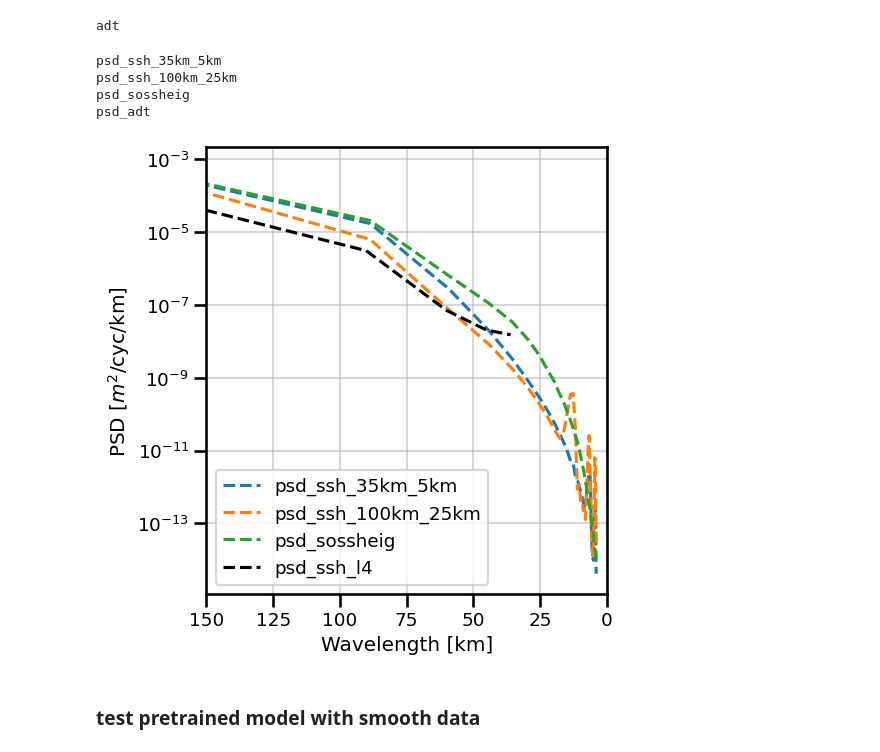
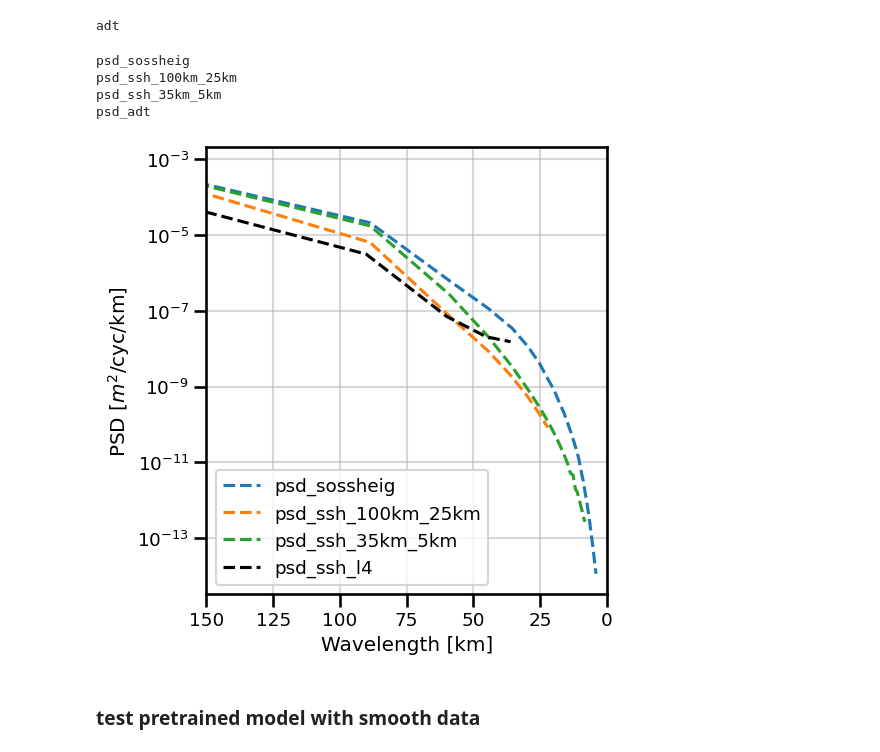
Before and after one commit to aelaouni/mldrop_notebooks, a Jupyter notebook: mldrop_07_dec.ipynb, the cells around one changed output. Drawn from its saved outputs; the diff is of its cells as text; code cells hidden in the pictures.

```diff
--- a/mldrop_07_dec.ipynb
+++ b/mldrop_07_dec.ipynb
@@ -168,7 +171,7 @@ plt.rcParams["figure.figsize"] = [5.50, 5.50]
 f, (ax1) = plt.subplots(1,1, sharey=True)
 
 
-tocheck=['psd_ssh_35km_5km','psd_ssh_100km_25km','psd_sossheig']
+tocheck=['psd_sossheig']
 #tocheck=['psd_ssh_35km','psd_ssh_35km_5km','psd_ssh_100km','psd_ssh_100km_25km','psd_sossheig']
 
 for i in tocheck:
@@ -178,7 +181,26 @@ for i in tocheck:
     ax1.plot(1/eNATL[i]['freq_lon'+i[3:]][0:mini1]*111,eNATL[i][0:mini1], '--', label=i)
 
 
+tocheck=['psd_ssh_100km_25km']
+#tocheck=['psd_ssh_35km','psd_ssh_35km_5km','psd_ssh_100km','psd_ssh_100km_25km','psd_sossheig']
 
+for i in tocheck:
+    print(i)
+
+    mini1=np.where(eNATL[i]==eNATL[i].values.min())[0][0]
+    ax1.plot(1/eNATL[i]['freq_lon'+i[3:]][0:8]*111,eNATL[i][0:8], '--', label=i)
+
+
+
+
+tocheck=['psd_ssh_35km_5km']
+#tocheck=['psd_ssh_35km','psd_ssh_35km_5km','psd_ssh_100km','psd_ssh_100km_25km','psd_sossheig']
+
+for i in tocheck:
+    print(i)
+
+    mini1=np.where(eNATL[i]==eNATL[i].values.min())[0][0]
+    ax1.plot(1/eNATL[i]['freq_lon'+i[3:]][0:22]*111,eNATL[i][0:22], '--', label=i)
 # tocheck=['psd_ssh_35km']
 
 # for i in tocheck:
@@ -187,36 +209,36 @@ for i in tocheck:
 #     mini1=np.where(eNATL[i]==eNATL[i].values.min())[0][0]
 #     ax1.plot(1/eNATL[i]['freq_lon'+i[3:]][0:mini1]*111,eNATL[i][0:mini1], 'b--', label=i)
 
 tocheck=['psd_adt']#, 'psd_analysis_error']
 
 
 
 for i in tocheck:
     print(i)
 
     mini1=np.where(L4[i]==L4[i].values.min())[0][0]
     ax1.plot(1/L4[i]['freq_lon'+i[3:]][0:mini1]*111,L4[i][0:mini1], 'k--',label='psd_ssh_l4')
 
 
 
 ax1.set_ylabel('PSD [$m^2$/cyc/km]')
 ax1.set_xlabel('Wavelength [km]')
 ax1.grid(which="both", alpha=0.5)
 ax1.legend()
 ax1.set_yscale('log')
 ax1.set_xlim([0, 150])
 ax1.invert_xaxis()
 ymin, ymax = ax1.get_ylim()
 #ax1.set_ylim([0.00000000001, 1])
 
 plt.tight_layout()
 plt.show()
 # %% [output]
+psd_sossheig
+psd_ssh_100km_25km
 psd_ssh_35km_5km
-psd_ssh_100km_25km
-psd_sossheig
 psd_adt
-[figure, old version]
+[figure, new version]
 # %% [markdown]
 ### test pretrained model with smooth data
 # %%
```
Also changed, not shown: parts of 1 cell of this notebook, 1 other file.
